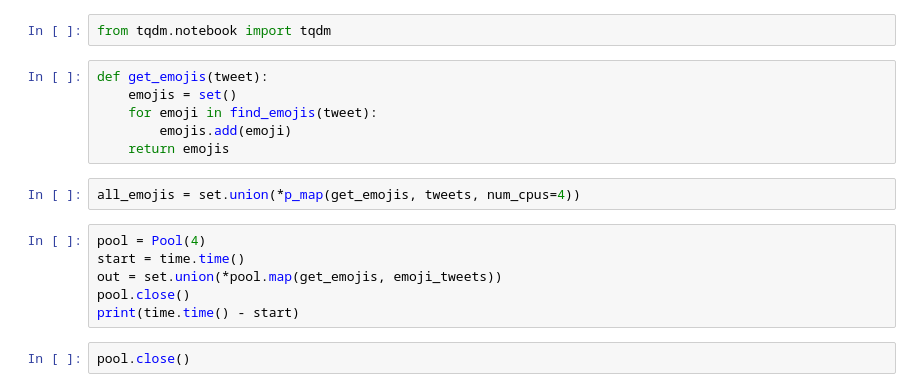
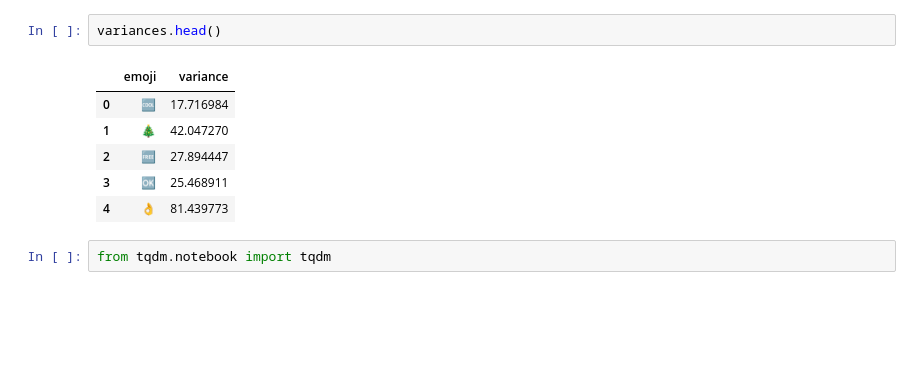
Before and after one commit to epfl-ada/emoji-ambiguity, a Jupyter notebook: notebooks/10_contextual.ipynb, the cells around one changed output. Drawn from its saved outputs; the diff is of its cells as text; blank space fills up the shorter version.

Commit message:
start of contextual analysis

```diff
--- a/notebooks/10_contextual.ipynb
+++ b/notebooks/10_contextual.ipynb
@@ -27,18 +82,11 @@ tweets[:10]
+# %%
+variances.head()
+# %% [output]
+|  | emoji | variance |
+| 0 | 🆒 | 17.716984 |
+| 1 | 🎄 | 42.047270 |
+| 2 | 🆓 | 27.894447 |
+| 3 | 🆗 | 25.468911 |
+| 4 | 👌 | 81.439773 |
 # %%
 from tqdm.notebook import tqdm
-# %%
-def get_emojis(tweet):
-    emojis = set()
-    for emoji in find_emojis(tweet):
-        emojis.add(emoji)
-    return emojis
-# %%
-all_emojis = set.union(*p_map(get_emojis, tweets, num_cpus=4))
-# %%
-pool = Pool(4)
-start = time.time()
-out = set.union(*pool.map(get_emojis, emoji_tweets))
-pool.close()
-print(time.time() - start)
-# %%
-pool.close()
```
Also changed, not shown: parts of 46 cells of this notebook, 3 other files.
